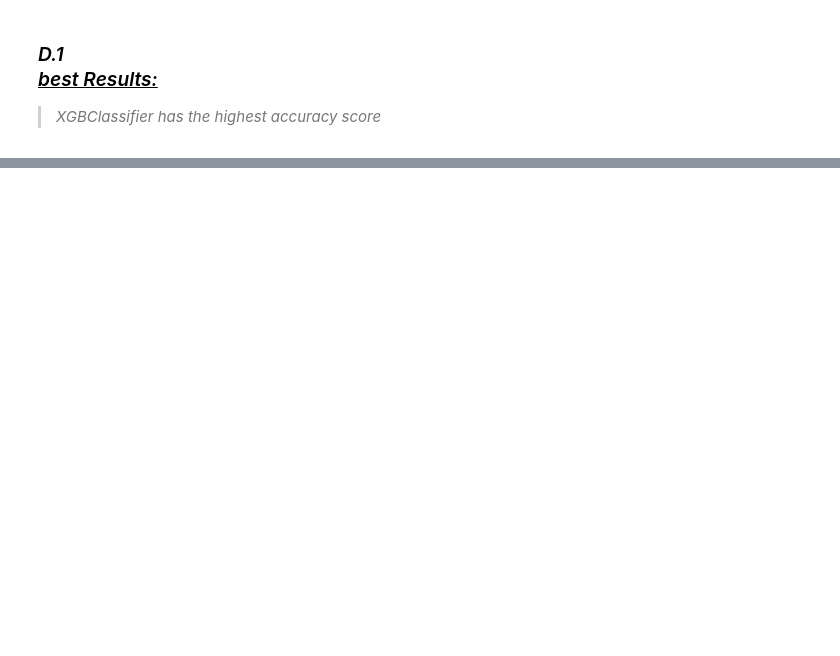
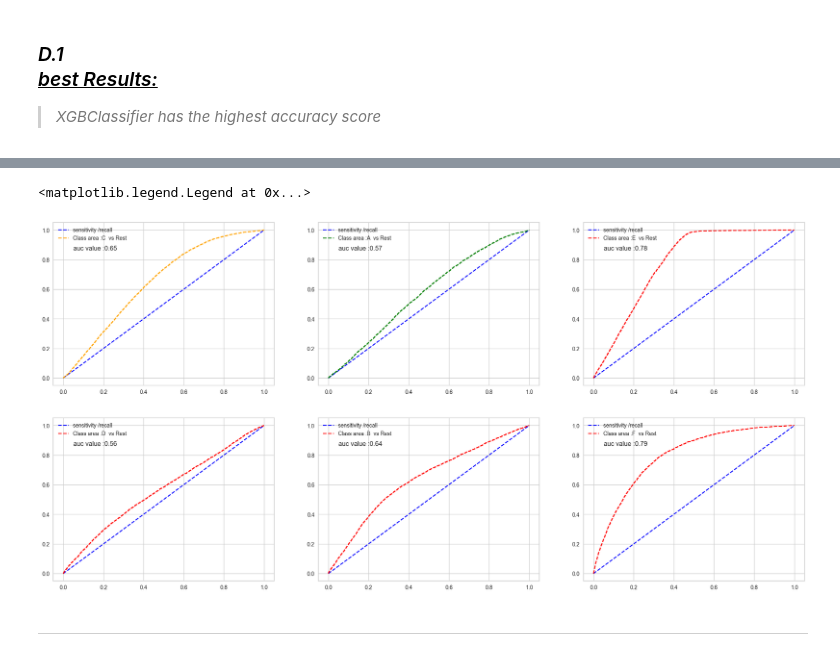
Before and after one commit to omars1234/Insurance_Analysis, a Jupyter notebook: Notebooks/Data_Classification/area_classifier_param.ipynb, the cells around one changed output, grey strips where cells are left out. Saved outputs shown, nothing was run; the diff lists cells and outputs as text; code cells hidden in the pictures; blank space fills up the shorter version.

```diff
--- a/Notebooks/Data_Classification/area_classifier_param.ipynb
+++ b/Notebooks/Data_Classification/area_classifier_param.ipynb
@@ -688,0 +697,39 @@ plt.legend(loc='best')
+# %%
+plt.subplot(231)
+plt.plot(p_fpr, p_tpr, linestyle='--', color='blue')
+plt.plot(fpr[0], tpr[0], linestyle='--',color='orange')
+plt.text(0.05,0.865, f'auc value :{round(auc(fpr[0], tpr[0]),2)}')
+plt.legend(['sensitivity /recall','Class area :C  vs Rest'])
+
+plt.subplot(232)
+plt.plot(p_fpr, p_tpr, linestyle='--', color='blue')
+plt.plot(fpr[1], tpr[1], linestyle='--',color='green')
+plt.text(0.05,0.865, f'auc value :{round(auc(fpr[1], tpr[1]),2)}')
+plt.legend(['sensitivity /recall','Class area :A  vs Rest'])
+
+plt.subplot(233)
+plt.plot(p_fpr, p_tpr, linestyle='--', color='blue')
+plt.plot(fpr[2], tpr[2], linestyle='--',color='red')
+plt.text(0.05,0.865, f'auc value :{round(auc(fpr[2], tpr[2]),2)}')
+plt.legend(['sensitivity /recall','Class area :E  vs Rest'])
+
+plt.subplot(234)
+plt.plot(p_fpr, p_tpr, linestyle='--', color='blue')
+plt.plot(fpr[3], tpr[3], linestyle='--',color='red')
+plt.text(0.05,0.865, f'auc value :{round(auc(fpr[3], tpr[3]),2)}')
+plt.legend(['sensitivity /recall','Class area :D  vs Rest'])
+
+plt.subplot(235)
+plt.plot(p_fpr, p_tpr, linestyle='--', color='blue')
+plt.plot(fpr[4], tpr[4], linestyle='--',color='red')
+plt.text(0.05,0.865, f'auc value :{round(auc(fpr[4], tpr[4]),2)}')
+plt.legend(['sensitivity /recall','Class area :B  vs Rest'])
+
+plt.subplot(236)
+plt.plot(p_fpr, p_tpr, linestyle='--', color='blue')
+plt.plot(fpr[5], tpr[5], linestyle='--',color='red')
+plt.text(0.05,0.865, f'auc value :{round(auc(fpr[5], tpr[5]),2)}')
+plt.legend(['sensitivity /recall','Class area :F  vs Rest'])
+# %% [output]
+<matplotlib.legend.Legend at 0x...>
+[figure, added]
@@ -688,0 +740,2 @@ plt.legend(loc='best')
+# %% [markdown]
+---
```
Also changed, not shown: parts of 21 cells of this notebook, 8 other files.
